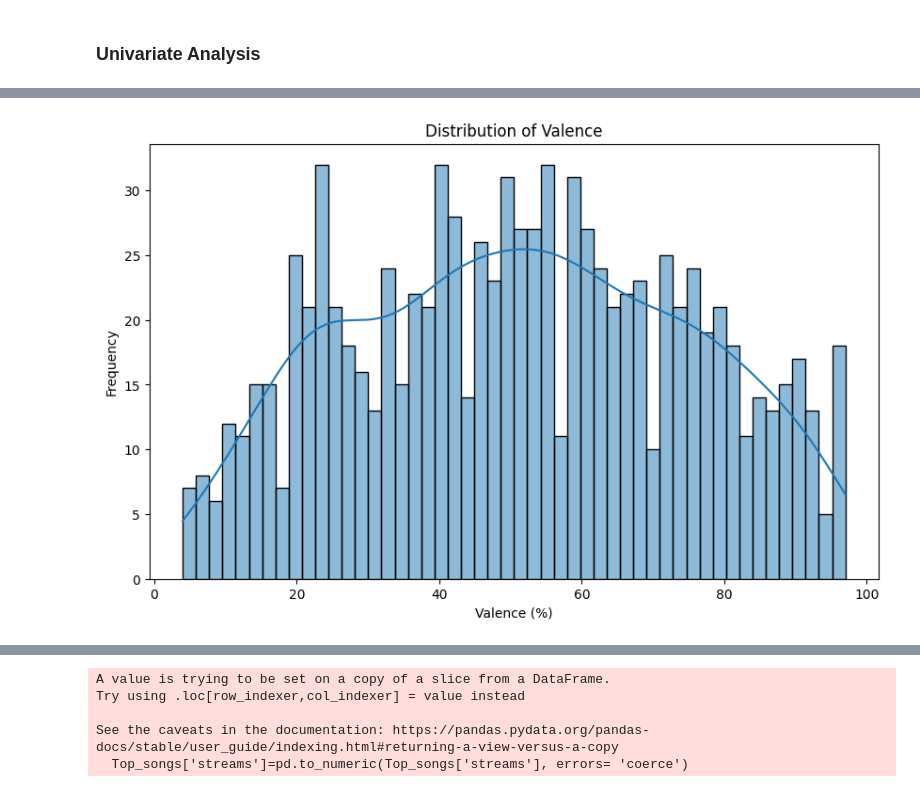
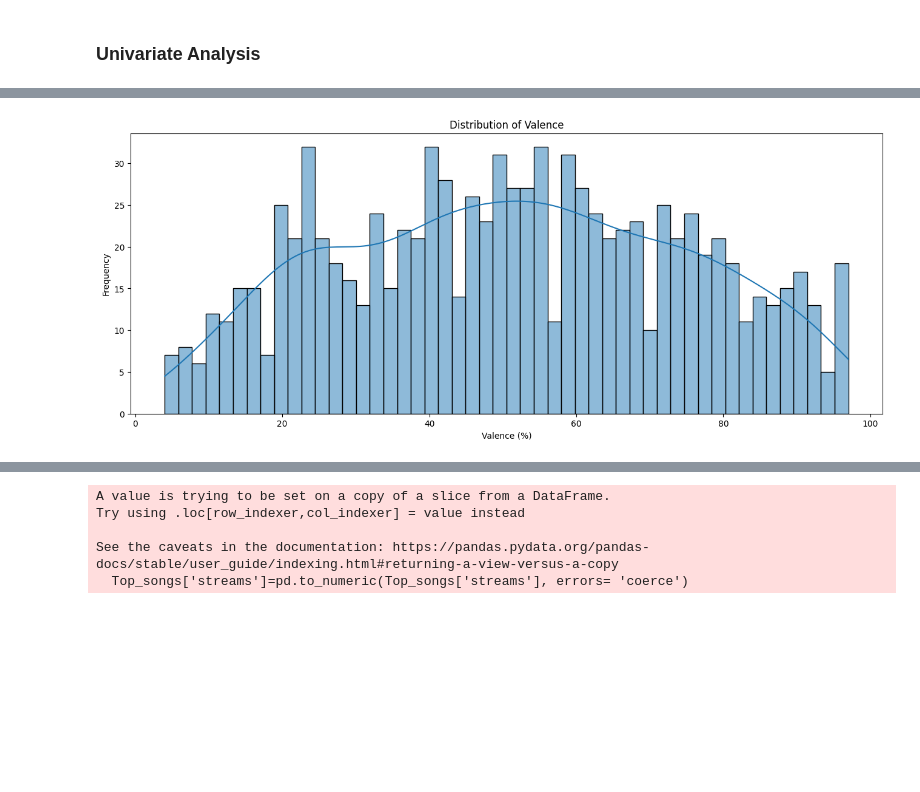
Before and after one commit to akhilsamvarghese/Spotify_Dataset_Visualisation, a Jupyter notebook: Spotify_Data_Visualization.ipynb, the cells around one changed output, grey strips where cells are left out. Cells and saved outputs as stored; diff of their text form; code cells hidden in the pictures; blank space fills up the shorter version.

```diff
--- a/Spotify_Data_Visualization.ipynb
+++ b/Spotify_Data_Visualization.ipynb
@@ -261,12 +261,12 @@ plt.show()
 # %%
 # Analyzing the distribution of 'valence_%'
-plt.figure(figsize=(10, 6))
+plt.figure(figsize=(16, 6))
 sns.histplot(df['valence_%'], bins=50, kde=True)
 plt.title('Distribution of Valence')
 plt.xlabel('Valence (%)')
 plt.ylabel('Frequency')
 plt.show()
 # %% [output]
-[figure, old version]
+[figure, new version]
 # %%
 # Analyzing the distribution of 'energy_%'
```
Also changed, not shown: parts of 12 cells of this notebook.
